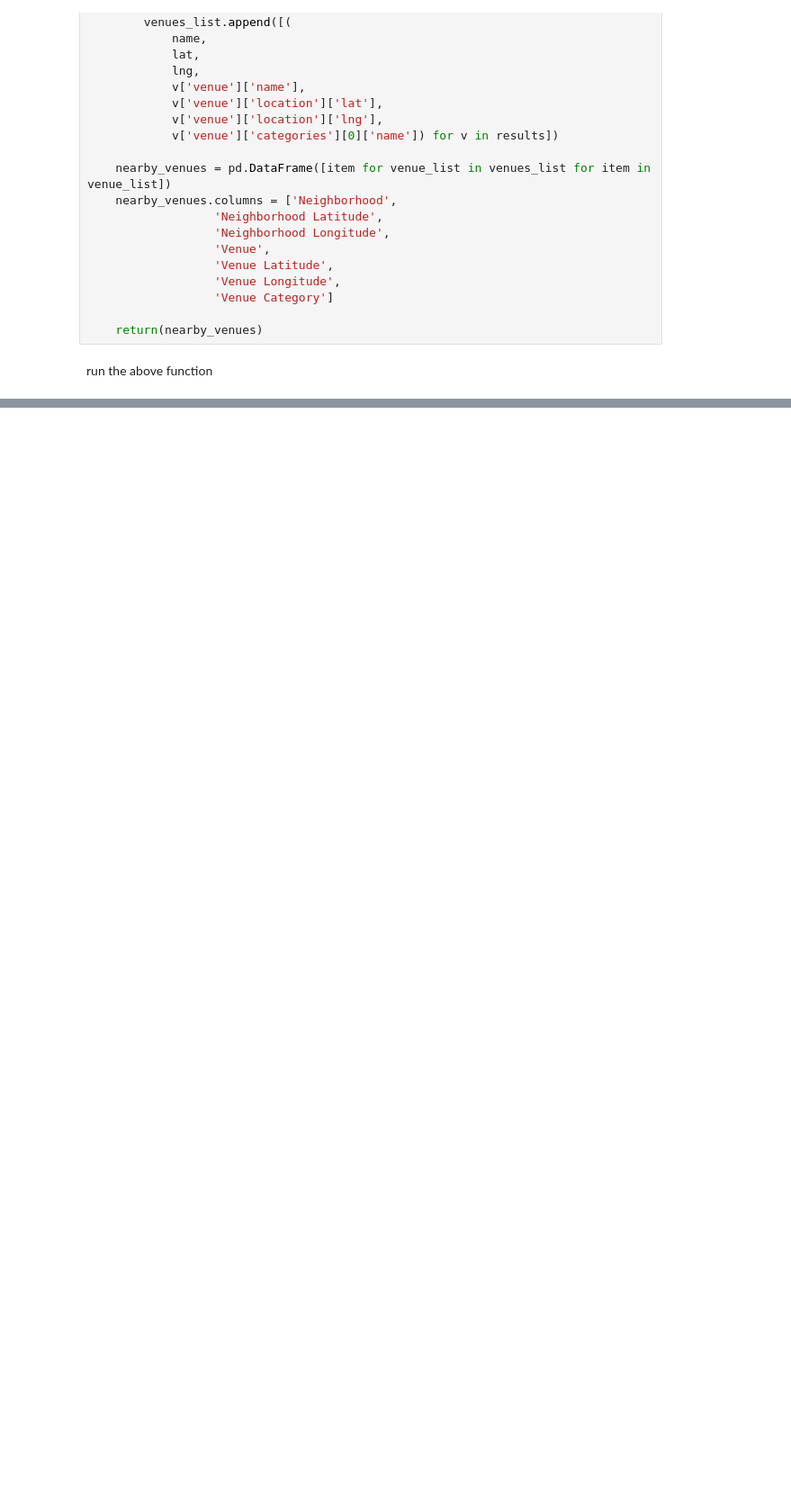
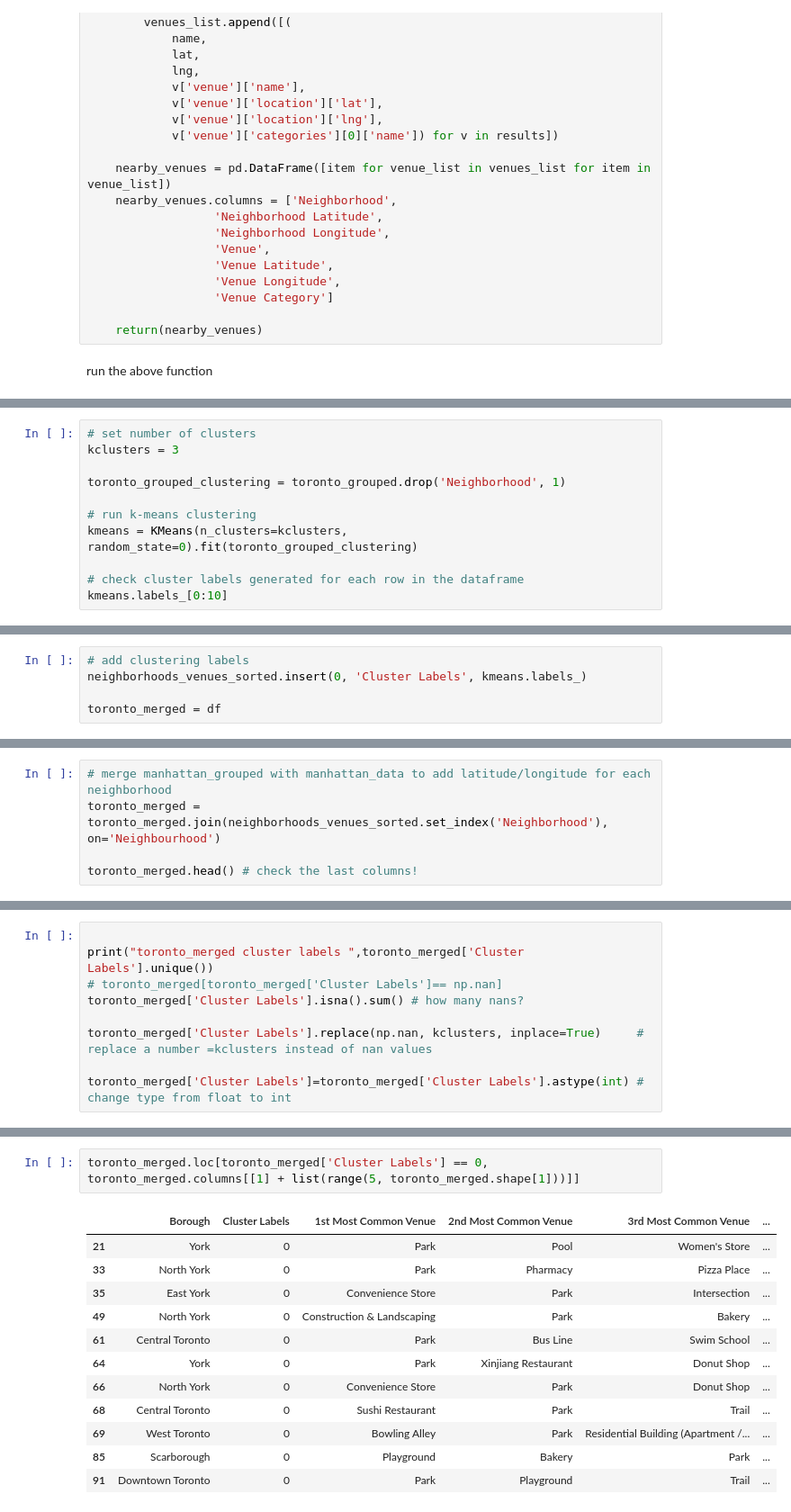
Before and after one commit to faxmaskinen/Hello-world, a Jupyter notebook: Scripts/Segmenting and Clustering Neighborhoods in Toronto.ipynb, the cells around one changed output, grey strips where cells are left out. Shown at 90% size. Saved outputs shown, nothing was run; the diff lists cells and outputs as text; blank space fills up the shorter version.

Commit message:
the analysis with k-means and visualization with folium is implemeted

```diff
--- a/Scripts/Segmenting and Clustering Neighborhoods in Toronto.ipynb
+++ b/Scripts/Segmenting and Clustering Neighborhoods in Toronto.ipynb
@@ -446,0 +565,11 @@ There are 281 uniques categories.
+# %%
+# set number of clusters
+kclusters = 3
+
+toronto_grouped_clustering = toronto_grouped.drop('Neighborhood', 1)
+
+# run k-means clustering
+kmeans = KMeans(n_clusters=kclusters, random_state=0).fit(toronto_grouped_clustering)
+
+# check cluster labels generated for each row in the dataframe
+kmeans.labels_[0:10]
@@ -446,0 +580,5 @@ There are 281 uniques categories.
+# %%
+# add clustering labels
+neighborhoods_venues_sorted.insert(0, 'Cluster Labels', kmeans.labels_)
+
+toronto_merged = df
@@ -446,0 +616,5 @@ There are 281 uniques categories.
+# %%
+# merge manhattan_grouped with manhattan_data to add latitude/longitude for each neighborhood
+toronto_merged = toronto_merged.join(neighborhoods_venues_sorted.set_index('Neighborhood'), on='Neighbourhood')
+
+toronto_merged.head() # check the last columns!
@@ -446,0 +628,9 @@ There are 281 uniques categories.
+# %%
+
+print("toronto_merged cluster labels ",toronto_merged['Cluster Labels'].unique())
+# toronto_merged[toronto_merged['Cluster Labels']== np.nan]
+toronto_merged['Cluster Labels'].isna().sum() # how many nans?
+
+toronto_merged['Cluster Labels'].replace(np.nan, kclusters, inplace=True)     # replace a number =kclusters instead of nan values
+
+toronto_merged['Cluster Labels']=toronto_merged['Cluster Labels'].astype(int) # change type from float to int
@@ -446,0 +686,15 @@ There are 281 uniques categories.
+# %%
+toronto_merged.loc[toronto_merged['Cluster Labels'] == 0, toronto_merged.columns[[1] + list(range(5, toronto_merged.shape[1]))]]
+# %% [output]
+|  | Borough | Cluster Labels | 1st Most Common Venue | 2nd Most Common Venue | 3rd Most Common Venue | ... |
+| 21 | York | 0 | Park | Pool | Women's Store | ... |
+| 33 | North York | 0 | Park | Pharmacy | Pizza Place | ... |
+| 35 | East York | 0 | Convenience Store | Park | Intersection | ... |
+| 49 | North York | 0 | Construction & Landscaping | Park | Bakery | ... |
+| 61 | Central Toronto | 0 | Park | Bus Line | Swim School | ... |
+| 64 | York | 0 | Park | Xinjiang Restaurant | Donut Shop | ... |
+| 66 | North York | 0 | Convenience Store | Park | Donut Shop | ... |
+| 68 | Central Toronto | 0 | Sushi Restaurant | Park | Trail | ... |
+| 69 | West Toronto | 0 | Bowling Alley | Park | Residential Building (Apartment /... | ... |
+| 85 | Scarborough | 0 | Playground | Bakery | Park | ... |
+| 91 | Downtown Toronto | 0 | Park | Playground | Trail | ... |
```
Also changed, not shown: parts of 34 cells of this notebook.
